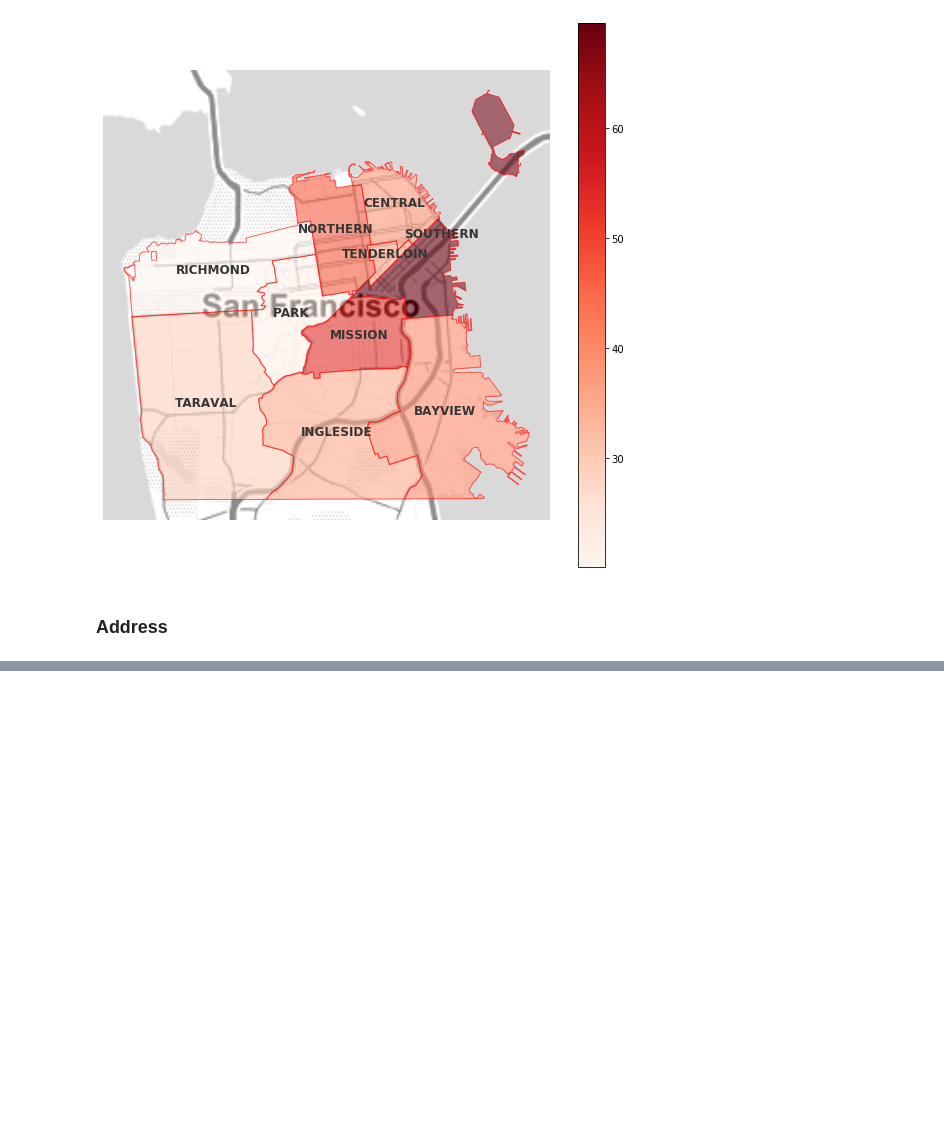
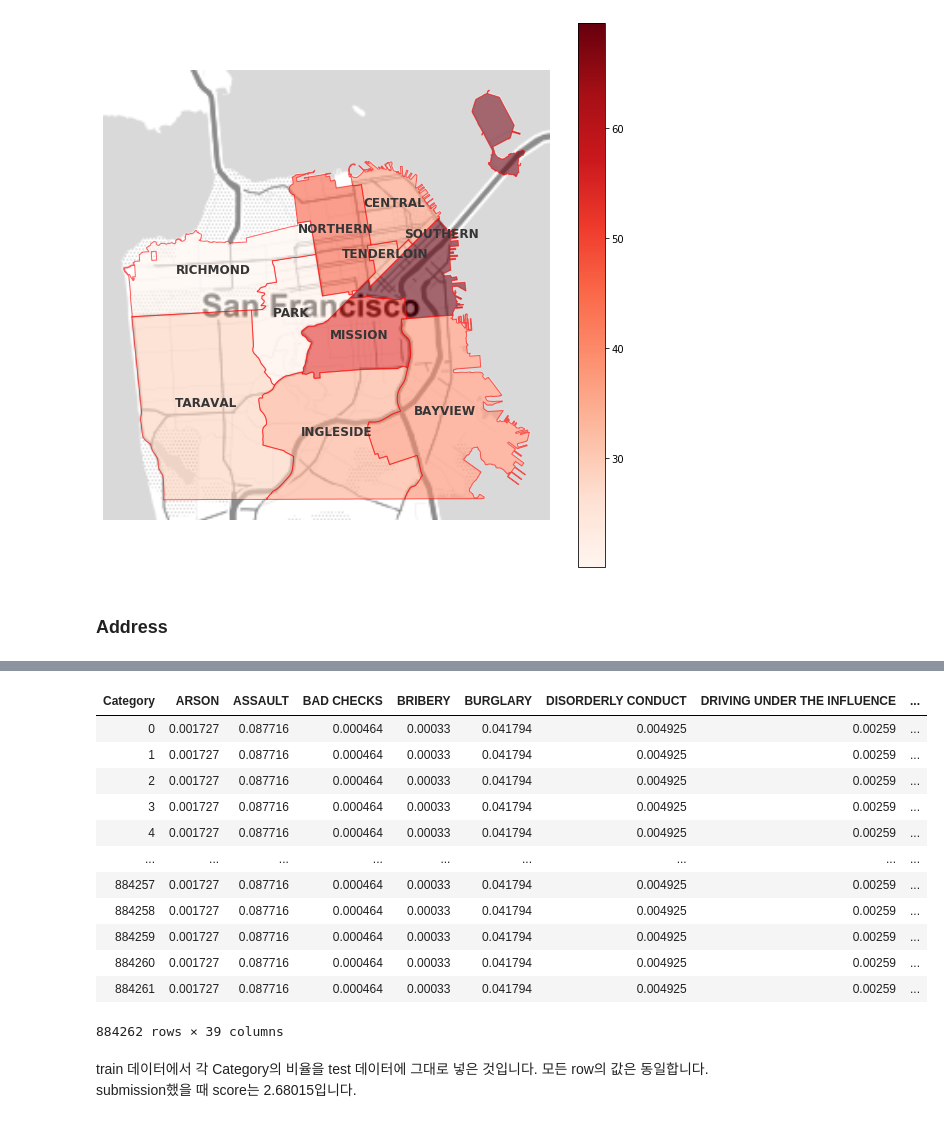
Before and after one commit to BaekKyunShin/Kaggle, a Jupyter notebook: SanFrancisco_Crime_Classification/4. San Francisco Crime Classification from a top ranker.ipynb, the cells around one changed output, grey strips where cells are left out. Drawn from its saved outputs; the diff is of its cells as text; code cells hidden in the pictures; blank space fills up the shorter version.

Commit message:
Add naive prediction

```diff
--- a/SanFrancisco_Crime_Classification/4. San Francisco Crime Classification from a top ranker.ipynb
+++ b/SanFrancisco_Crime_Classification/4. San Francisco Crime Classification from a top ranker.ipynb
@@ -358,0 +448,5 @@ plt.show()
+# %%
+naive_vals = train.groupby('Category').count().iloc[:, 0] / train.shape[0]
+n_rows = test.shape[0]
+
+naive_vals
@@ -358,0 +471,22 @@ plt.show()
+# %%
+submission = pd.DataFrame(
+    np.repeat(np.array(naive_vals), n_rows).reshape(39, n_rows).transpose(),
+    columns=naive_vals.index)
+# %%
+submission
+# %% [output]
+| Category | ARSON | ASSAULT | BAD CHECKS | BRIBERY | BURGLARY | DISORDERLY CONDUCT | DRIVING UNDER THE INFLUENCE | ... |
+| 0 | 0.001727 | 0.087716 | 0.000464 | 0.00033 | 0.041794 | 0.004925 | 0.00259 | ... |
+| 1 | 0.001727 | 0.087716 | 0.000464 | 0.00033 | 0.041794 | 0.004925 | 0.00259 | ... |
+| 2 | 0.001727 | 0.087716 | 0.000464 | 0.00033 | 0.041794 | 0.004925 | 0.00259 | ... |
+| 3 | 0.001727 | 0.087716 | 0.000464 | 0.00033 | 0.041794 | 0.004925 | 0.00259 | ... |
+| 4 | 0.001727 | 0.087716 | 0.000464 | 0.00033 | 0.041794 | 0.004925 | 0.00259 | ... |
+| ... | ... | ... | ... | ... | ... | ... | ... | ... |
+| 884257 | 0.001727 | 0.087716 | 0.000464 | 0.00033 | 0.041794 | 0.004925 | 0.00259 | ... |
+| 884258 | 0.001727 | 0.087716 | 0.000464 | 0.00033 | 0.041794 | 0.004925 | 0.00259 | ... |
+| 884259 | 0.001727 | 0.087716 | 0.000464 | 0.00033 | 0.041794 | 0.004925 | 0.00259 | ... |
+| 884260 | 0.001727 | 0.087716 | 0.000464 | 0.00033 | 0.041794 | 0.004925 | 0.00259 | ... |
+| 884261 | 0.001727 | 0.087716 | 0.000464 | 0.00033 | 0.041794 | 0.004925 | 0.00259 | ... |
+884262 rows × 39 columns
+# %% [markdown]
+train 데이터에서 각 Category의 비율을 test 데이터에 그대로 넣은 것입니다. 모든 row의 값은 동일합니다. submission했을 때 score는 2.68015입니다.
```
Also changed, not shown: parts of 12 cells of this notebook, 9 other files.
